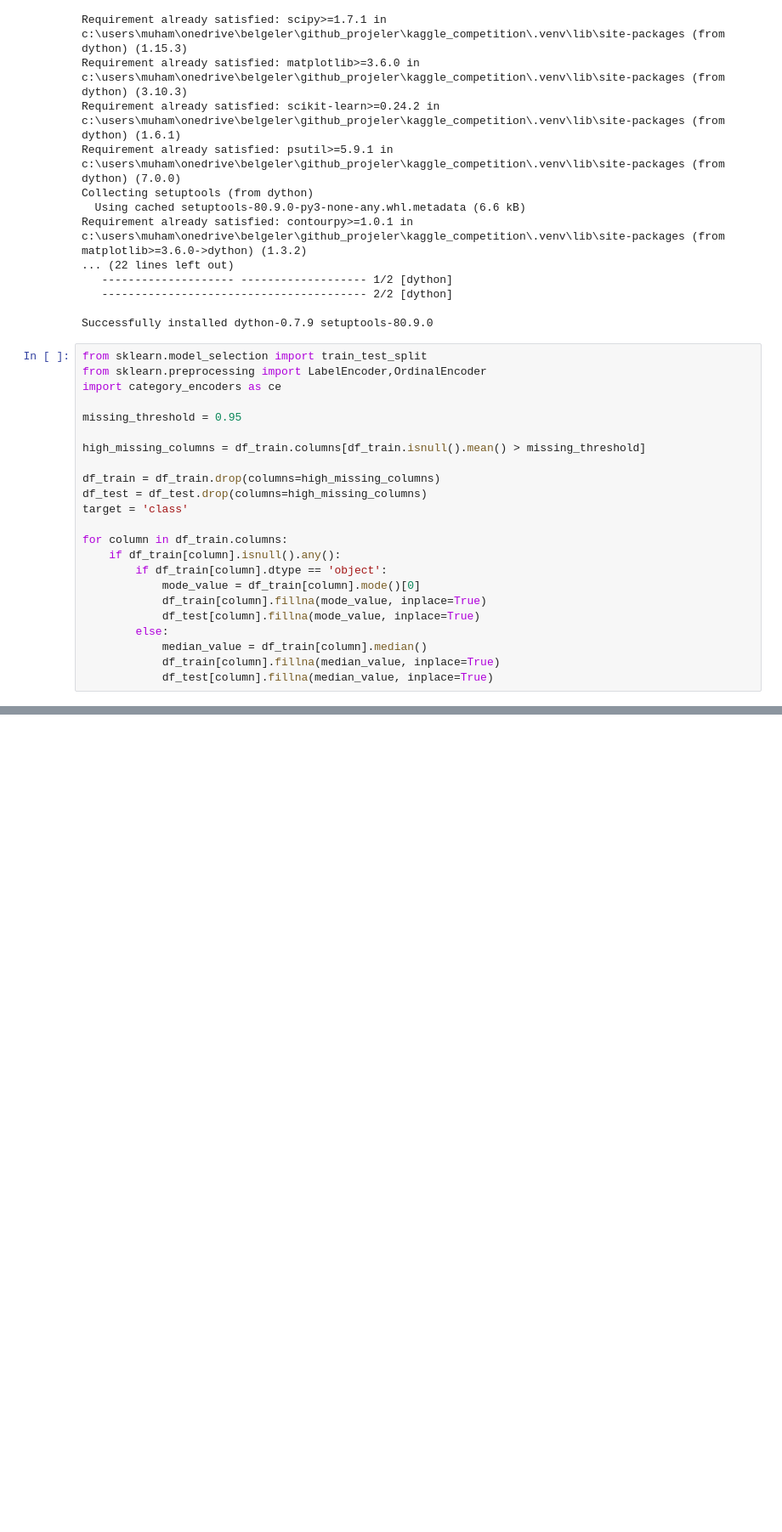
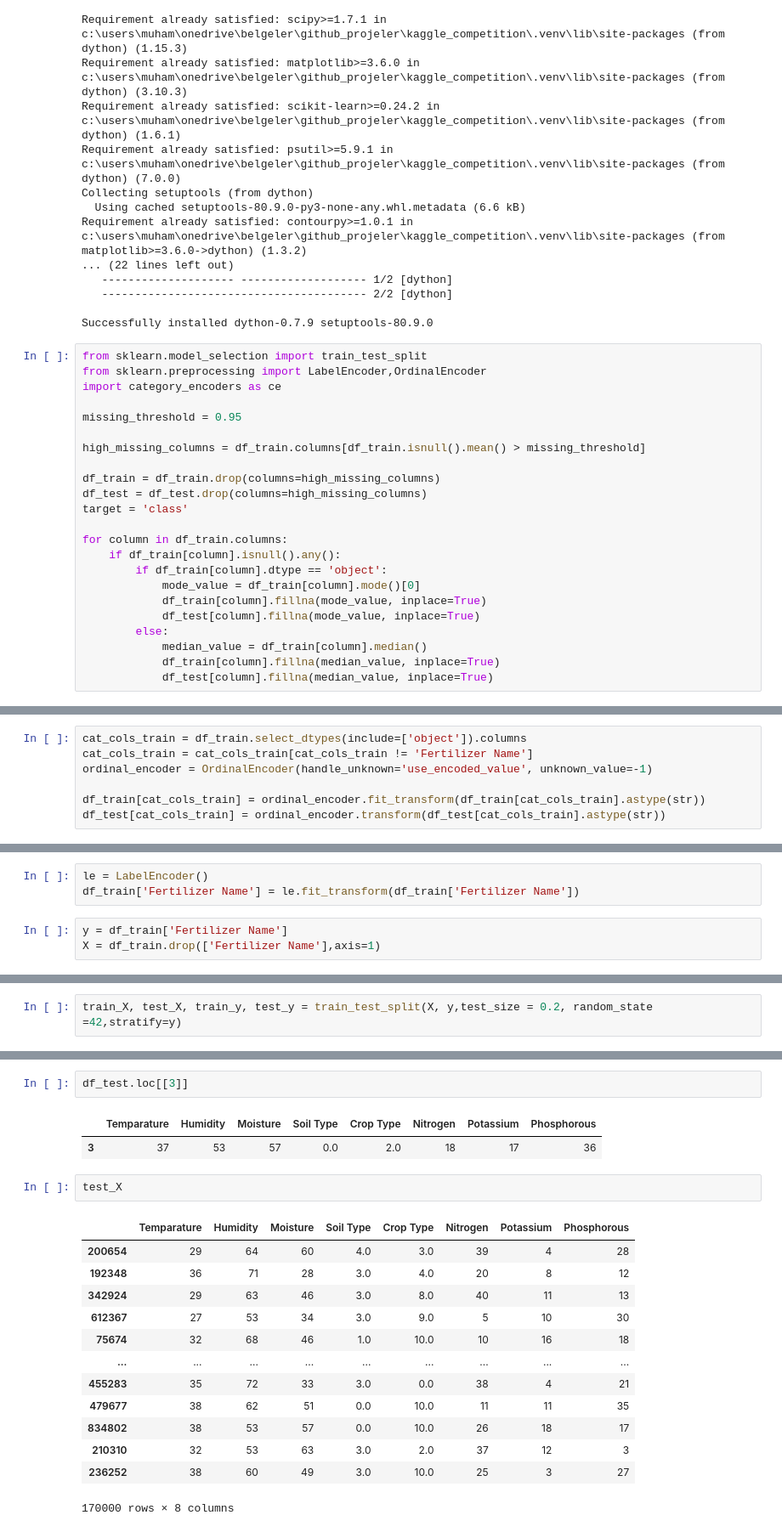
Before and after one commit to Muhammed-Mustafa-Dastan/Kaggle_Competition, a Jupyter notebook: Predicting Optimal Fertilizers/XGBoost_model_pro_01/main_v3.ipynb, the cells around one changed output, grey strips where cells are left out. Shown at 85% size. Cells and saved outputs as stored; diff of their text form; blank space fills up the shorter version.

```diff
--- a/Predicting Optimal Fertilizers/XGBoost_model_pro_01/main_v3.ipynb
+++ b/Predicting Optimal Fertilizers/XGBoost_model_pro_01/main_v3.ipynb
@@ -210,0 +229,7 @@ for column in df_train.columns:
+# %%
+cat_cols_train = df_train.select_dtypes(include=['object']).columns
+cat_cols_train = cat_cols_train[cat_cols_train != 'Fertilizer Name']
+ordinal_encoder = OrdinalEncoder(handle_unknown='use_encoded_value', unknown_value=-1)
+
+df_train[cat_cols_train] = ordinal_encoder.fit_transform(df_train[cat_cols_train].astype(str))
+df_test[cat_cols_train] = ordinal_encoder.transform(df_test[cat_cols_train].astype(str))
@@ -210,0 +254,6 @@ for column in df_train.columns:
+# %%
+le = LabelEncoder()
+df_train['Fertilizer Name'] = le.fit_transform(df_train['Fertilizer Name'])
+# %%
+y = df_train['Fertilizer Name']
+X = df_train.drop(['Fertilizer Name'],axis=1)
@@ -210,0 +265,2 @@ for column in df_train.columns:
+# %%
+train_X, test_X, train_y, test_y = train_test_split(X, y,test_size = 0.2, random_state =42,stratify=y)
@@ -210,0 +339,21 @@ for column in df_train.columns:
+# %%
+df_test.loc[[3]]
+# %% [output]
+|  | Temparature | Humidity | Moisture | Soil Type | Crop Type | Nitrogen | Potassium | Phosphorous |
+| 3 | 37 | 53 | 57 | 0.0 | 2.0 | 18 | 17 | 36 |
+# %%
+test_X
+# %% [output]
+|  | Temparature | Humidity | Moisture | Soil Type | Crop Type | Nitrogen | Potassium | Phosphorous |
+| 200654 | 29 | 64 | 60 | 4.0 | 3.0 | 39 | 4 | 28 |
+| 192348 | 36 | 71 | 28 | 3.0 | 4.0 | 20 | 8 | 12 |
+| 342924 | 29 | 63 | 46 | 3.0 | 8.0 | 40 | 11 | 13 |
+| 612367 | 27 | 53 | 34 | 3.0 | 9.0 | 5 | 10 | 30 |
+| 75674 | 32 | 68 | 46 | 1.0 | 10.0 | 10 | 16 | 18 |
+| ... | ... | ... | ... | ... | ... | ... | ... | ... |
+| 455283 | 35 | 72 | 33 | 3.0 | 0.0 | 38 | 4 | 21 |
+| 479677 | 38 | 62 | 51 | 0.0 | 10.0 | 11 | 11 | 35 |
+| 834802 | 38 | 53 | 57 | 0.0 | 10.0 | 26 | 18 | 17 |
+| 210310 | 32 | 53 | 63 | 3.0 | 2.0 | 37 | 12 | 3 |
+| 236252 | 38 | 60 | 49 | 3.0 | 10.0 | 25 | 3 | 27 |
+170000 rows × 8 columns
```
Also changed, not shown: parts of 14 cells of this notebook, 1 other file.
